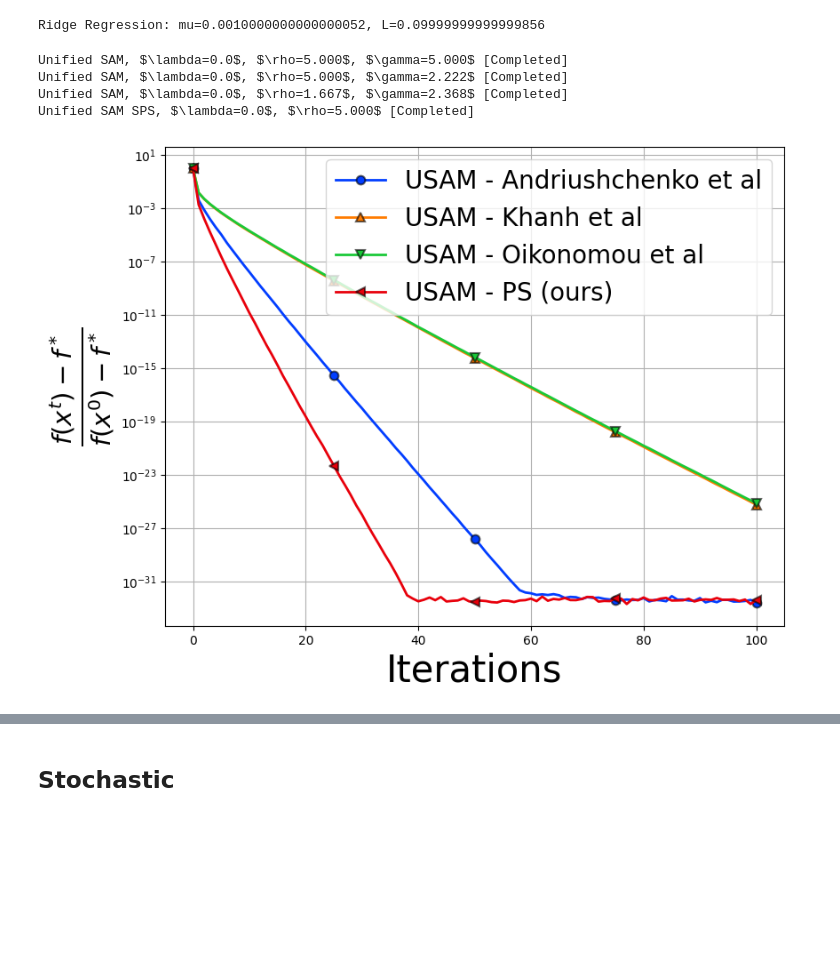
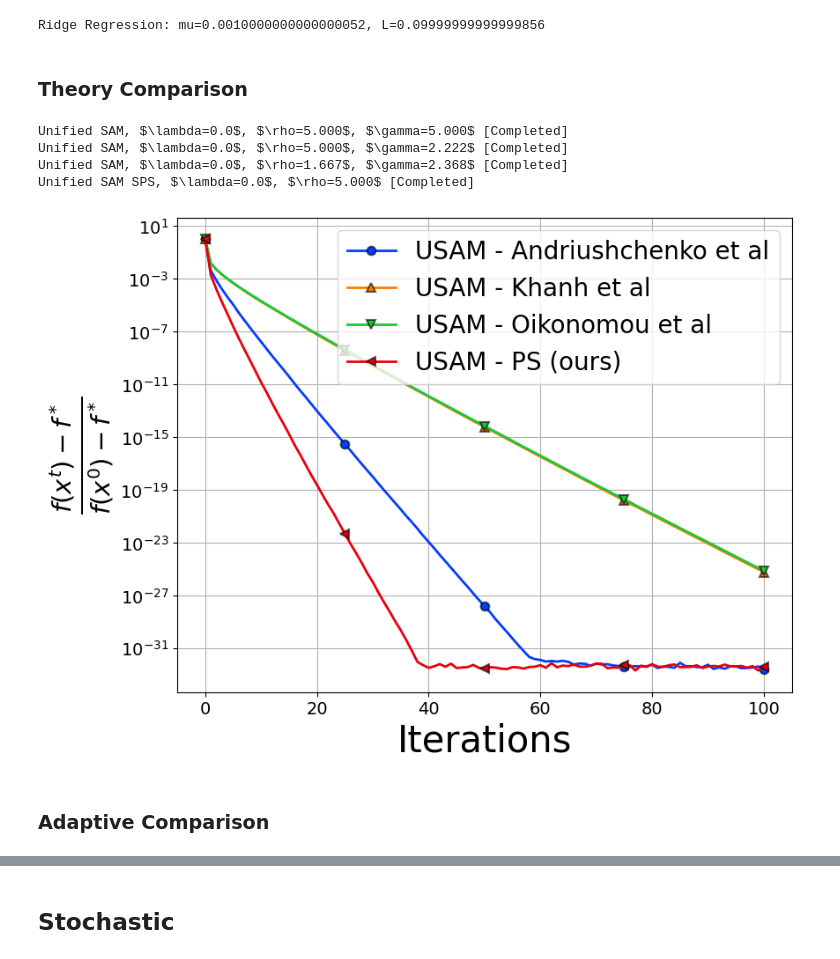
Before and after one commit to dimitris-oik/sam_sps, a Jupyter notebook: numpy_exps/exps.ipynb, the cells around one changed output, grey strips where cells are left out. Saved outputs shown, nothing was run; the diff lists cells and outputs as text; code cells hidden in the pictures; blank space fills up the shorter version.

```diff
--- a/numpy_exps/exps.ipynb
+++ b/numpy_exps/exps.ipynb
@@ -1,6 +1,7 @@
 # %%
 from loss import *
 from methods import *
+from methods_ada import *
 
 import matplotlib.pyplot as plt
 import seaborn as sns
@@ -10,6 +11,7 @@ markers = ['o', '^', 'v', '<', '>', 's', 'D', 'd', 'p', 'h', 'H', '8', 'X', '*',
 colors = sns.color_palette("bright", n_colors=len(markers))
 
 seed = 3107
+save_flag = False
 # %% [markdown]
 ## Deterministic
 # %%
@@ -31,6 +33,8 @@ L = loss.L
 print(f"{loss.name}: mu={loss.mu}, L={loss.L}")
 # %% [output]
 Ridge Regression: mu=0.0010000000000000052, L=0.09999999999999856
+# %% [markdown]
+### Theory Comparison
 # %%
 np.random.seed(seed)
 
@@ -86,33 +90,31 @@ Unified SAM SPS, $\lambda=0.0$, $\rho=5.000$ [Completed]
 # %%
 if cons:
     f_star = 0
 else:
     f_star = min([fs[j].min() for j in range(len(names))])
 # Plotting Params
 figs = (9, 7)
 font_size = 30
 
 # Plotting
 fig, ax = plt.subplots(figsize=figs)
 scale = 1
 
 curve_names = ['USAM - Andriushchenko et al', 'USAM - Khanh et al', 'USAM - Oikonomou et al', 'USAM - PS (ours)']
 for j in range(len(names)):
 # for j in [1]:
     plt.plot(range(len(fs[j])), (fs[j]-f_star)/(f0-f_star), color = colors[j], linewidth=2, label=curve_names[j], markevery=np.linspace(0, len(record_f)-1, 5, dtype=int), marker=markers[j], markersize=7, markeredgewidth=1.5, markeredgecolor=[0,0,0,0.6])
 
+plt.tick_params(axis='both', labelsize=14)
 plt.yscale("log")
 plt.xlabel('Iterations', fontsize=font_size)
 plt.ylabel(r'$\frac{f(x^t)-f^*}{f(x^0)-f^*}$', fontsize=font_size)
 plt.legend(fontsize=20)
 plt.grid(True)
 
-# Saving Name
-title_name = loss.name+': n='+str(n)+', d='+str(d)
-save_name = loss.save_name+'_n='+str(n)+'_d='+str(d)
-# plt.title(title_name, fontsize=font_size)
-
-# plt.savefig('figures/det_'+save_name+'.pdf', bbox_inches='tight')
-# plt.show()
+if save_flag:
+    plt.savefig('figures/usam_theory_det.pdf', bbox_inches='tight')
 # %% [output]
-[figure, old version]
+[figure, new version]
+# %% [markdown]
+### Adaptive Comparison
```
Also changed, not shown: parts of 7 cells of this notebook, 9 other files.
